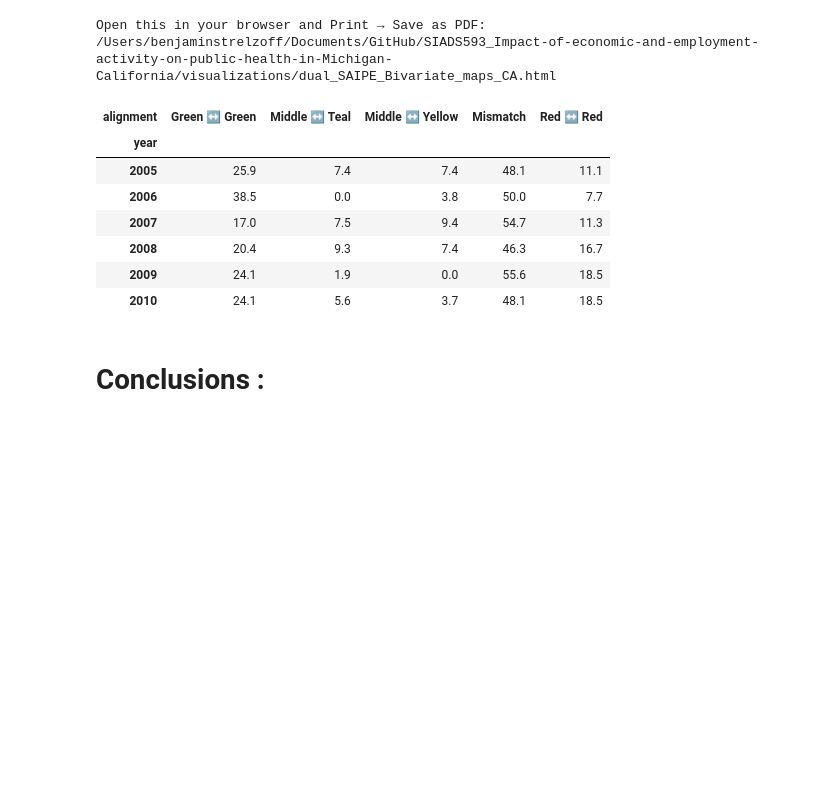
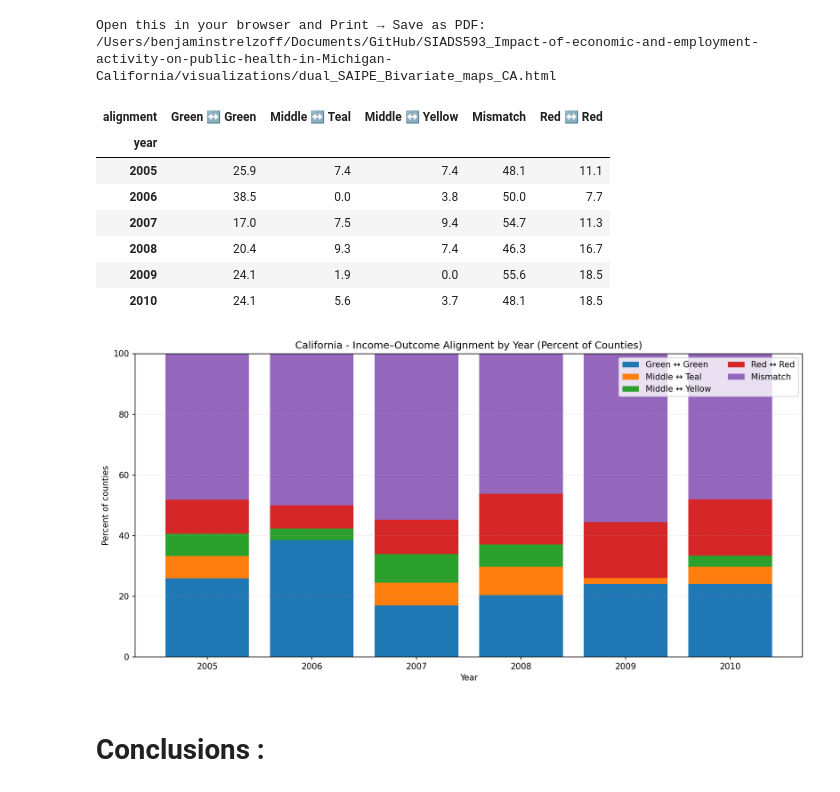
Before and after one commit to nunezjoumich/SIADS593_Impact-of-economic-and-employment-activity-on-public-health-in-Michigan-California, a Jupyter notebook: src/dataviz_ca/02_California_VisualizingBRFSSLAUS.ipynb, the cells around one changed output. Drawn from its saved outputs; the diff is of its cells as text; code cells hidden in the pictures; blank space fills up the shorter version.

Commit message:
Fixing some issues with figure labeling
Updated reqs.text, cleaned up a bit, fixed mislabeling issue.

```diff
--- a/src/dataviz_ca/02_California_VisualizingBRFSSLAUS.ipynb
+++ b/src/dataviz_ca/02_California_VisualizingBRFSSLAUS.ipynb
@@ -974,32 +972,55 @@ for year in years:
 
     # Classify alignment
     comp["simple_alignment"] = comp.apply(classify_alignment, axis=1)
 
     # Summarize
     counts = comp["simple_alignment"].value_counts()
     perc = (counts / counts.sum() * 100).round(1)
 
     # Store long/tidy rows
     for label, cnt in counts.items():
         all_summaries.append({
             "year": year,
             "alignment": label,
             "Count": int(cnt),
             "Percent": float(perc[label])
         })
 
 alignment_long = pd.DataFrame(all_summaries).sort_values(["year", "alignment"])
 alignment_wide = alignment_long.pivot(index="year", columns="alignment", values="Percent").fillna(0).round(1)
 
 display(alignment_wide)
+
+# --- prep ---
+aw = alignment_wide.copy().sort_index()
+col_order = ["Green ↔ Green", "Middle ↔ Teal", "Middle ↔ Yellow", "Red ↔ Red", "Mismatch"]
+col_order = [c for c in col_order if c in aw.columns]  # keep only those present
+
+# ============ 1) STACKED BAR (percent of counties) ============
+fig, ax = plt.subplots(figsize=(12, 6), dpi=150)
+bottom = np.zeros(len(aw), dtype=float)
+
+for c in col_order:
+    ax.bar(aw.index.astype(int), aw[c].values, bottom=bottom, label=c)
+    bottom += aw[c].values
+
+ax.set_title("California - Income–Outcome Alignment by Year (Percent of Counties)")
+ax.set_xlabel("Year")
+ax.set_ylabel("Percent of counties")
+ax.set_ylim(0, 100)
+ax.xaxis.set_major_locator(MaxNLocator(integer=True))
+ax.grid(True, axis="y", linestyle=":", alpha=0.5)
+ax.legend(loc="upper right", ncol=2, frameon=True)
+fig.tight_layout()
 # %% [output]
 | alignment | Green ↔ Green | Middle ↔ Teal | Middle ↔ Yellow | Mismatch | Red ↔ Red |
 | year |  |  |  |  |  |
 | 2005 | 25.9 | 7.4 | 7.4 | 48.1 | 11.1 |
 | 2006 | 38.5 | 0.0 | 3.8 | 50.0 | 7.7 |
 | 2007 | 17.0 | 7.5 | 9.4 | 54.7 | 11.3 |
 | 2008 | 20.4 | 9.3 | 7.4 | 46.3 | 16.7 |
 | 2009 | 24.1 | 1.9 | 0.0 | 55.6 | 18.5 |
 | 2010 | 24.1 | 5.6 | 3.7 | 48.1 | 18.5 |
+[figure, added]
 # %% [markdown]
 # Conclusions :
```
Also changed, not shown: parts of 2 cells of this notebook, 9 other files.
